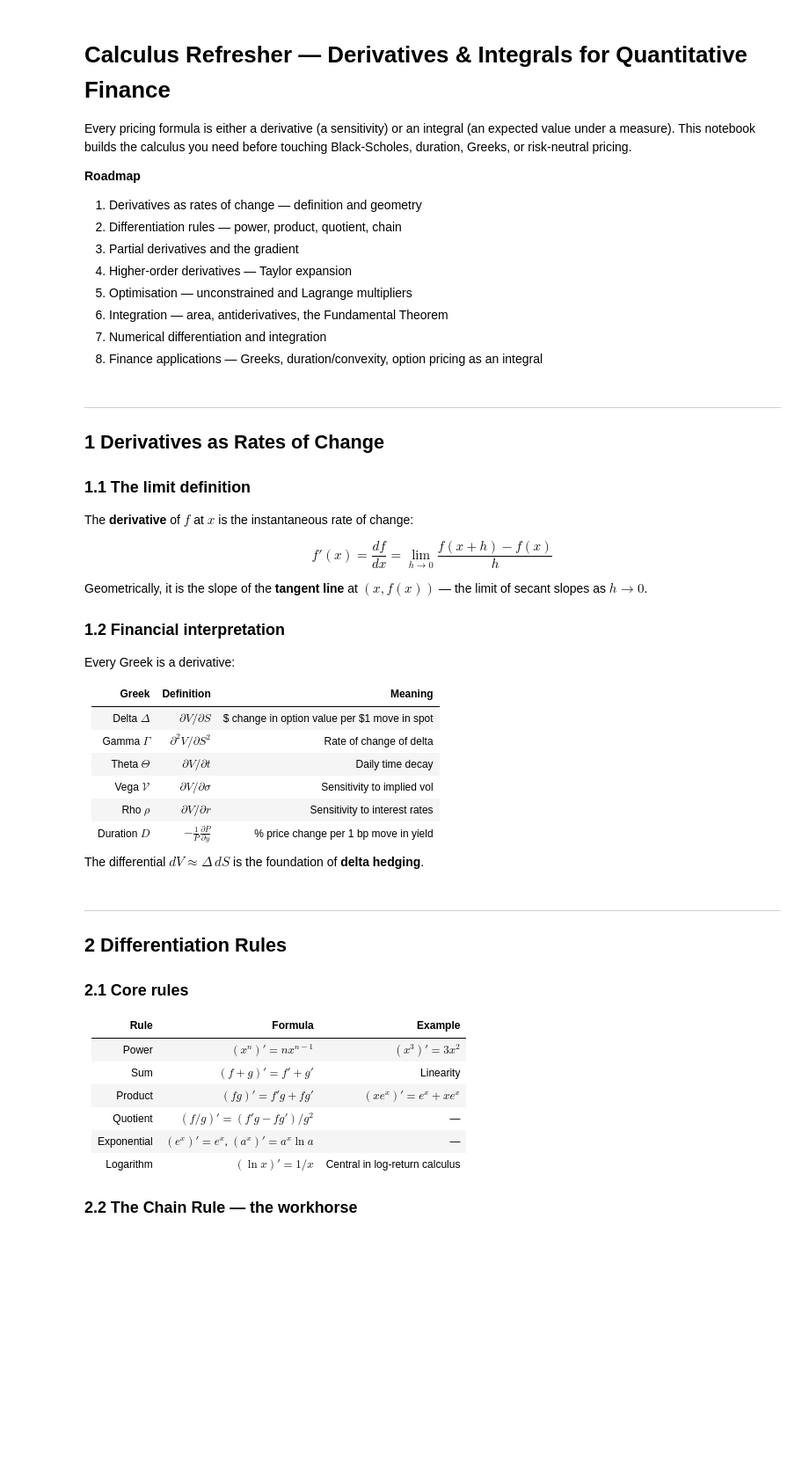
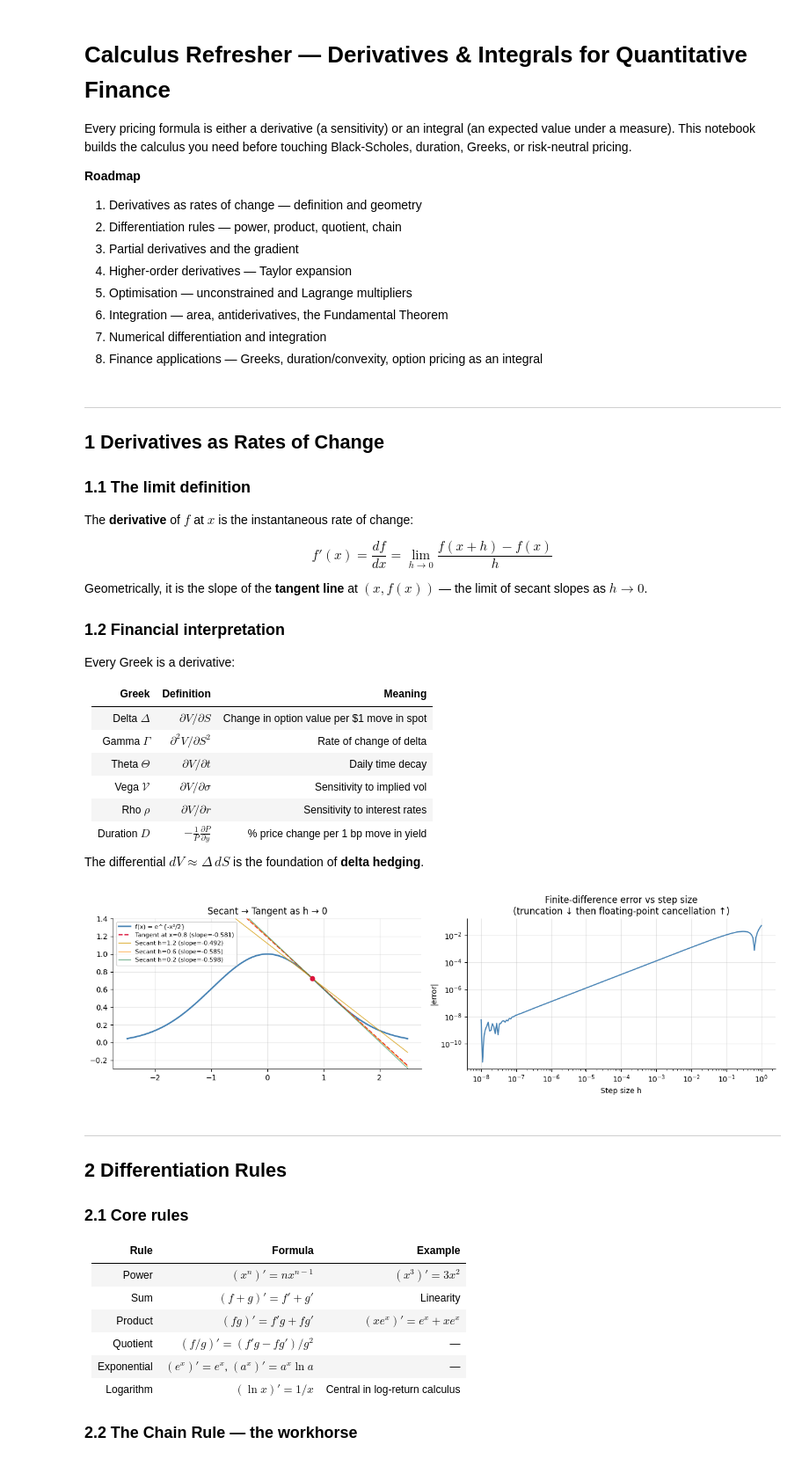
Before and after one commit to Mikelraz/qufin, a Jupyter notebook: notebooks/03_calculus_refresher.ipynb, the cells around one changed output. Shown at 88% size. Saved outputs shown, nothing was run; the diff lists cells and outputs as text; code cells hidden in the pictures; blank space fills up the shorter version.

```diff
--- a/notebooks/03_calculus_refresher.ipynb
+++ b/notebooks/03_calculus_refresher.ipynb
@@ -52,7 +52,7 @@ Every Greek is a derivative:
 
 | Greek | Definition | Meaning |
 |---|---|---|
-| Delta $\Delta$ | $\partial V / \partial S$ | \$ change in option value per \$1 move in spot |
+| Delta $\Delta$ | $\partial V / \partial S$ | Change in option value per \$1 move in spot |
 | Gamma $\Gamma$ | $\partial^2 V / \partial S^2$ | Rate of change of delta |
 | Theta $\Theta$ | $\partial V / \partial t$ | Daily time decay |
 | Vega $\mathcal{V}$ | $\partial V / \partial \sigma$ | Sensitivity to implied vol |
@@ -65,40 +65,61 @@ The differential $dV \approx \Delta\,dS$ is the foundation of **delta hedging**.
 def f(x: float | np.ndarray) -> float | np.ndarray:
     return np.exp(-0.5 * x**2)  # Gaussian kernel — appears in Black-Scholes
 
+
 def f_prime_exact(x: float | np.ndarray) -> float | np.ndarray:
     return -x * np.exp(-0.5 * x**2)
+
 
 x0 = 0.8
 x_plot = np.linspace(-2.5, 2.5, 400)
 
 fig, axes = plt.subplots(1, 2, figsize=(13, 4))
 
 axes[0].plot(x_plot, f(x_plot), color="steelblue", linewidth=2, label="f(x) = e^{-x²/2}")
 slope_exact = f_prime_exact(x0)
 tangent = f(x0) + slope_exact * (x_plot - x0)
-axes[0].plot(x_plot, tangent, "--", color="crimson", linewidth=1.5, label=f"Tangent at x={x0} (slope={slope_exact:.3f})")
+axes[0].plot(
+    x_plot,
+    tangent,
+    "--",
+    color="crimson",
+    linewidth=1.5,
+    label=f"Tangent at x={x0} (slope={slope_exact:.3f})",
+)
 
 for h, col, alpha in [(1.2, "goldenrod", 0.9), (0.6, "darkorange", 0.8), (0.2, "seagreen", 0.7)]:
     slope = (f(x0 + h) - f(x0)) / h
     secant = f(x0) + slope * (x_plot - x0)
-    axes[0].plot(x_plot, secant, "-", color=col, linewidth=1, alpha=alpha, label=f"Secant h={h:.1f} (slope={slope:.3f})")
+    axes[0].plot(
+        x_plot,
+        secant,
+        "-",
+        color=col,
+        linewidth=1,
+        alpha=alpha,
+        label=f"Secant h={h:.1f} (slope={slope:.3f})",
+    )
 
 axes[0].scatter([x0], [f(x0)], color="crimson", zorder=5)
 axes[0].set_ylim(-0.3, 1.4)
 axes[0].set_title("Secant → Tangent as h → 0")
 axes[0].legend(fontsize=8)
 
 # Error in finite-difference approximation vs h
 h_vals = np.logspace(-8, 0, 200)
 errors = [abs((f(x0 + h) - f(x0)) / h - f_prime_exact(x0)) for h in h_vals]
 
 axes[1].loglog(h_vals, errors, color="steelblue")
 axes[1].set_xlabel("Step size h")
 axes[1].set_ylabel("|error|")
-axes[1].set_title("Finite-difference error vs step size\n(truncation ↓ then floating-point cancellation ↑)")
+axes[1].set_title(
+    "Finite-difference error vs step size\n(truncation ↓ then floating-point cancellation ↑)"
+)
 
 plt.tight_layout()
 plt.show()
+# %% [output]
+[figure, added]
 # %% [markdown]
 ---
 ## 2  Differentiation Rules
```
Also changed, not shown: parts of 17 cells of this notebook, 6 other files.
